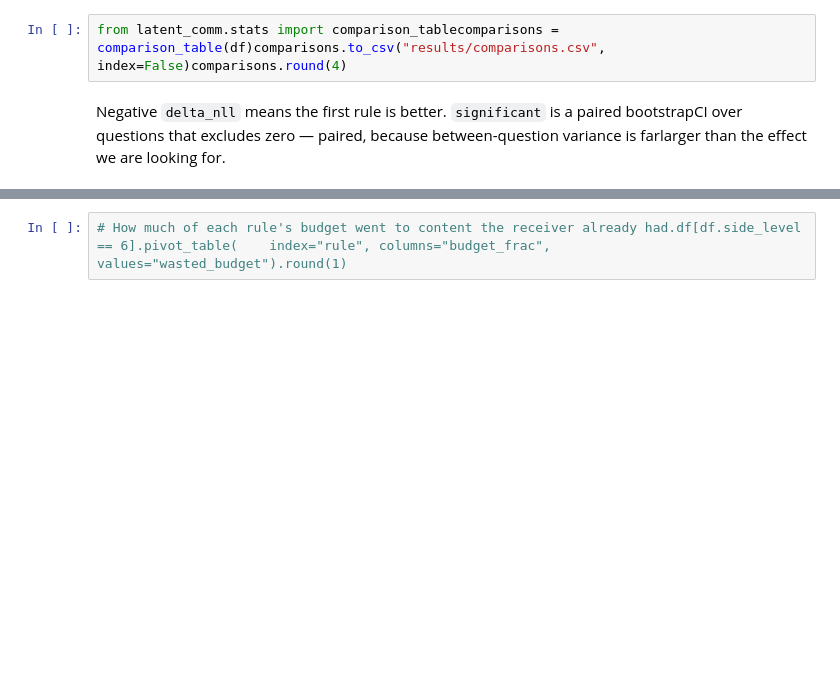
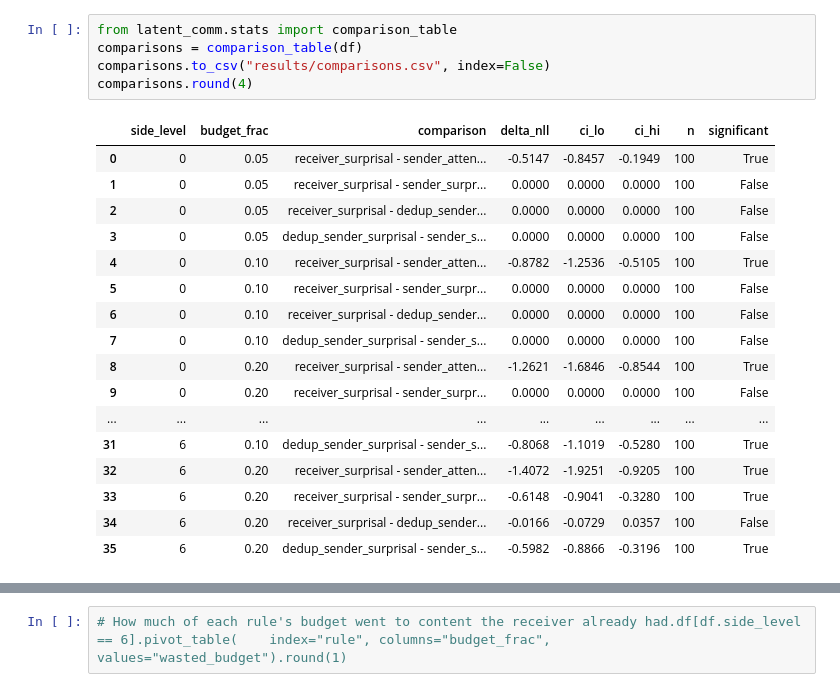
Before and after one commit to SonghanWu/latent-message-handoff, a Jupyter notebook: notebooks/latent_message.ipynb, the cells around one changed output, grey strips where cells are left out. Cells and saved outputs as stored; diff of their text form; blank space fills up the shorter version.

```diff
--- a/notebooks/latent_message.ipynb
+++ b/notebooks/latent_message.ipynb
@@ -39,5 +168,24 @@ from latent_comm.stats import main_figure_ = main_figure(df, "results/main.png")
 # %%
-from latent_comm.stats import comparison_tablecomparisons = comparison_table(df)comparisons.to_csv("results/comparisons.csv", index=False)comparisons.round(4)
+from latent_comm.stats import comparison_table
+comparisons = comparison_table(df)
+comparisons.to_csv("results/comparisons.csv", index=False)
+comparisons.round(4)
+# %% [output]
+|  | side_level | budget_frac | comparison | delta_nll | ci_lo | ci_hi | n | significant |
+| 0 | 0 | 0.05 | receiver_surprisal - sender_atten... | -0.5147 | -0.8457 | -0.1949 | 100 | True |
+| 1 | 0 | 0.05 | receiver_surprisal - sender_surpr... | 0.0000 | 0.0000 | 0.0000 | 100 | False |
+| 2 | 0 | 0.05 | receiver_surprisal - dedup_sender... | 0.0000 | 0.0000 | 0.0000 | 100 | False |
+| 3 | 0 | 0.05 | dedup_sender_surprisal - sender_s... | 0.0000 | 0.0000 | 0.0000 | 100 | False |
+| 4 | 0 | 0.10 | receiver_surprisal - sender_atten... | -0.8782 | -1.2536 | -0.5105 | 100 | True |
+| 5 | 0 | 0.10 | receiver_surprisal - sender_surpr... | 0.0000 | 0.0000 | 0.0000 | 100 | False |
+| 6 | 0 | 0.10 | receiver_surprisal - dedup_sender... | 0.0000 | 0.0000 | 0.0000 | 100 | False |
+| 7 | 0 | 0.10 | dedup_sender_surprisal - sender_s... | 0.0000 | 0.0000 | 0.0000 | 100 | False |
+| 8 | 0 | 0.20 | receiver_surprisal - sender_atten... | -1.2621 | -1.6846 | -0.8544 | 100 | True |
+| 9 | 0 | 0.20 | receiver_surprisal - sender_surpr... | 0.0000 | 0.0000 | 0.0000 | 100 | False |
+| ... | ... | ... | ... | ... | ... | ... | ... | ... |
+| 31 | 6 | 0.10 | dedup_sender_surprisal - sender_s... | -0.8068 | -1.1019 | -0.5280 | 100 | True |
+| 32 | 6 | 0.20 | receiver_surprisal - sender_atten... | -1.4072 | -1.9251 | -0.9205 | 100 | True |
+| 33 | 6 | 0.20 | receiver_surprisal - sender_surpr... | -0.6148 | -0.9041 | -0.3280 | 100 | True |
+| 34 | 6 | 0.20 | receiver_surprisal - dedup_sender... | -0.0166 | -0.0729 | 0.0357 | 100 | False |
+| 35 | 6 | 0.20 | dedup_sender_surprisal - sender_s... | -0.5982 | -0.8866 | -0.3196 | 100 | True |
-# %% [markdown]
-Negative `delta_nll` means the first rule is better. `significant` is a paired bootstrapCI over questions that excludes zero — paired, because between-question variance is farlarger than the effect we are looking for.
 # %%
```
Also changed, not shown: parts of 27 cells of this notebook.
